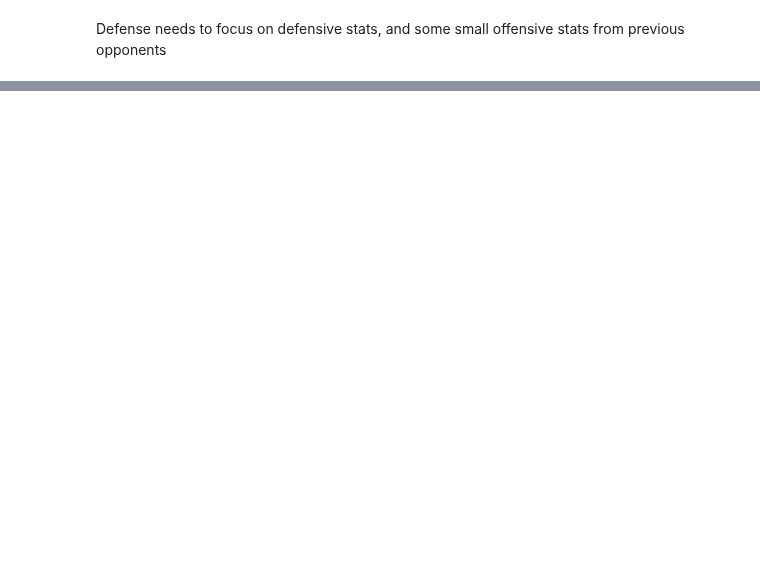
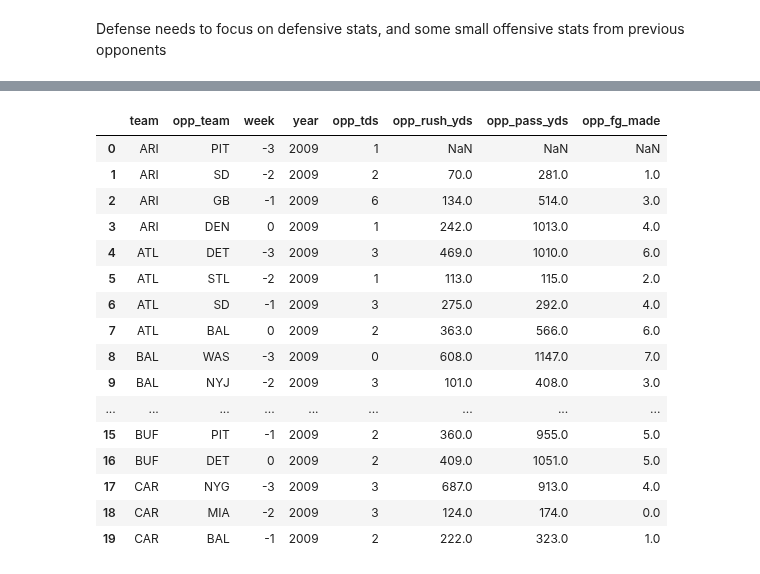
Before and after one commit to markertsean/Fantasy_Football, a Jupyter notebook: exploration/Def.ipynb, the cells around one changed output, grey strips where cells are left out. Drawn from its saved outputs; the diff is of its cells as text; code cells hidden in the pictures; blank space fills up the shorter version.

```diff
--- a/exploration/Def.ipynb
+++ b/exploration/Def.ipynb
@@ -210,0 +304,20 @@ def_df.head()
+# %%
+foo.head(20)
+# %% [output]
+|  | team | opp_team | week | year | opp_tds | opp_rush_yds | opp_pass_yds | opp_fg_made |
+| 0 | ARI | PIT | -3 | 2009 | 1 | NaN | NaN | NaN |
+| 1 | ARI | SD | -2 | 2009 | 2 | 70.0 | 281.0 | 1.0 |
+| 2 | ARI | GB | -1 | 2009 | 6 | 134.0 | 514.0 | 3.0 |
+| 3 | ARI | DEN | 0 | 2009 | 1 | 242.0 | 1013.0 | 4.0 |
+| 4 | ATL | DET | -3 | 2009 | 3 | 469.0 | 1010.0 | 6.0 |
+| 5 | ATL | STL | -2 | 2009 | 1 | 113.0 | 115.0 | 2.0 |
+| 6 | ATL | SD | -1 | 2009 | 3 | 275.0 | 292.0 | 4.0 |
+| 7 | ATL | BAL | 0 | 2009 | 2 | 363.0 | 566.0 | 6.0 |
+| 8 | BAL | WAS | -3 | 2009 | 0 | 608.0 | 1147.0 | 7.0 |
+| 9 | BAL | NYJ | -2 | 2009 | 3 | 101.0 | 408.0 | 3.0 |
+| ... | ... | ... | ... | ... | ... | ... | ... | ... |
+| 15 | BUF | PIT | -1 | 2009 | 2 | 360.0 | 955.0 | 5.0 |
+| 16 | BUF | DET | 0 | 2009 | 2 | 409.0 | 1051.0 | 5.0 |
+| 17 | CAR | NYG | -3 | 2009 | 3 | 687.0 | 913.0 | 4.0 |
+| 18 | CAR | MIA | -2 | 2009 | 3 | 124.0 | 174.0 | 0.0 |
+| 19 | CAR | BAL | -1 | 2009 | 2 | 222.0 | 323.0 | 1.0 |
```
Also changed, not shown: parts of 12 cells of this notebook.
